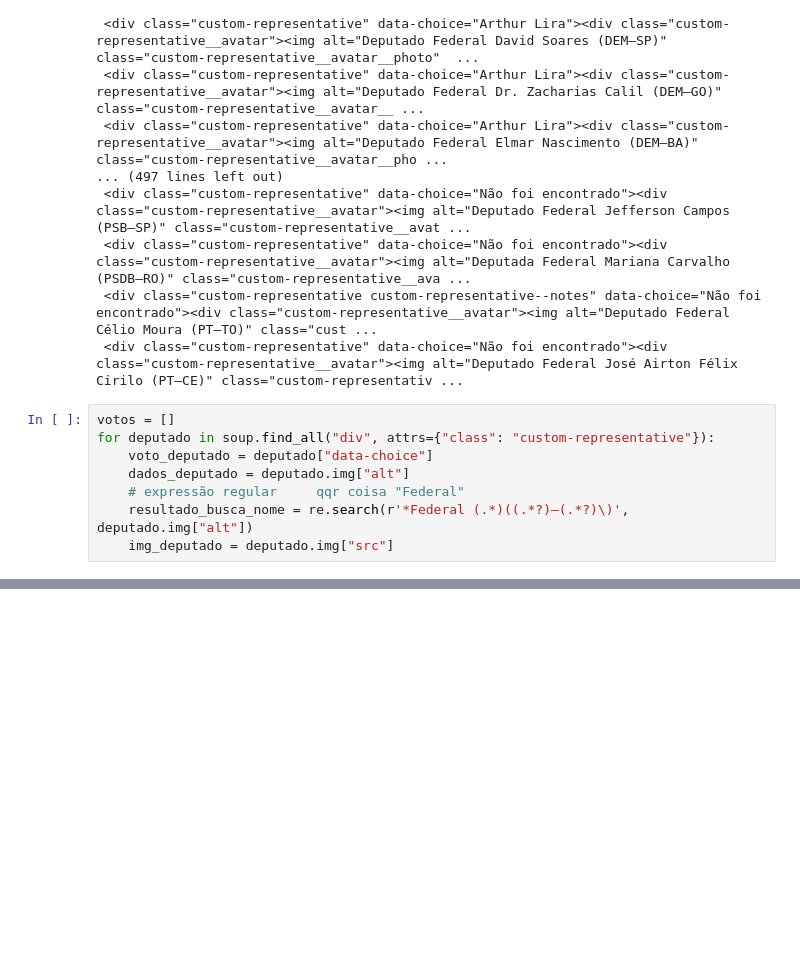
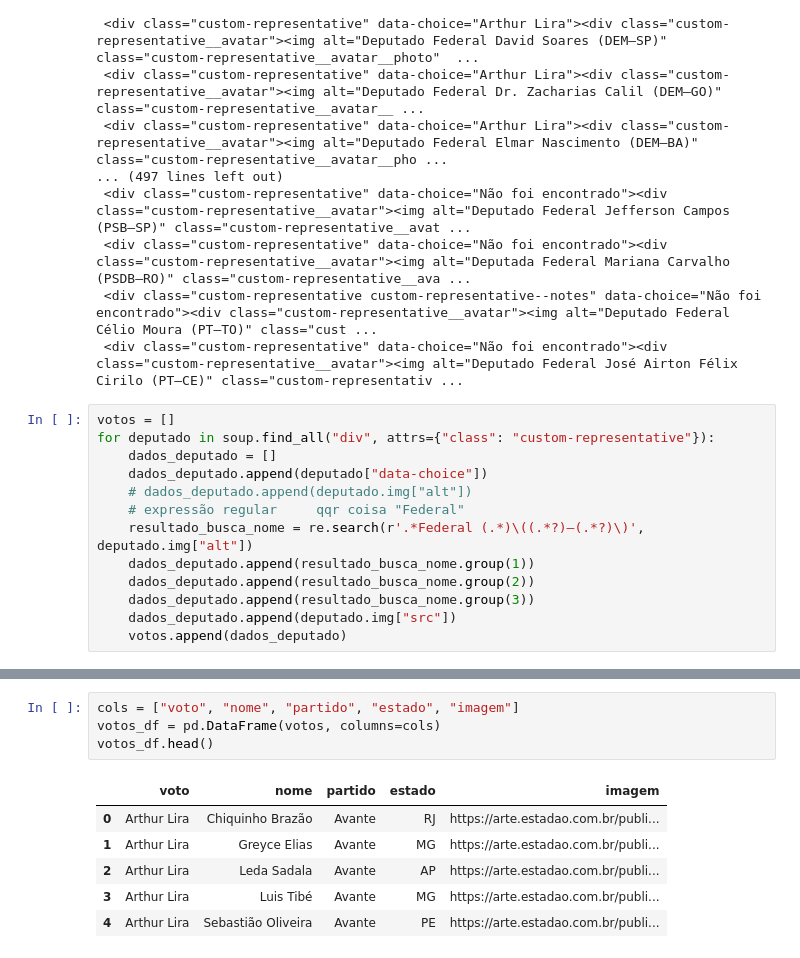
Before and after one commit to fabiofonv/estudandoWebScrapping, a Jupyter notebook: dadosEleicaoEstadao/extracaoDados.ipynb, the cells around one changed output, grey strips where cells are left out. Cells and saved outputs as stored; diff of their text form; blank space fills up the shorter version.

Commit message:
dataframe_feito

```diff
--- a/dadosEleicaoEstadao/extracaoDados.ipynb
+++ b/dadosEleicaoEstadao/extracaoDados.ipynb
@@ -37,8 +38,13 @@ soup.find_all("div", attrs={"class": "custom-representative"})
 # %%
 votos = []
 for deputado in soup.find_all("div", attrs={"class": "custom-representative"}):
-    voto_deputado = deputado["data-choice"]
-    dados_deputado = deputado.img["alt"]
+    dados_deputado = []
+    dados_deputado.append(deputado["data-choice"])
+    # dados_deputado.append(deputado.img["alt"])
     # expressão regular     qqr coisa "Federal"
-    resultado_busca_nome = re.search(r'*Federal (.*)((.*?)–(.*?)\)', deputado.img["alt"])
-    img_deputado = deputado.img["src"]
+    resultado_busca_nome = re.search(r'.*Federal (.*)\((.*?)–(.*?)\)', deputado.img["alt"])
+    dados_deputado.append(resultado_busca_nome.group(1))
+    dados_deputado.append(resultado_busca_nome.group(2))
+    dados_deputado.append(resultado_busca_nome.group(3))
+    dados_deputado.append(deputado.img["src"])
+    votos.append(dados_deputado)
@@ -44,0 +71,11 @@ for deputado in soup.find_all("div", attrs={"class": "custom-representative"}):
+# %%
+cols = ["voto", "nome", "partido", "estado", "imagem"]
+votos_df = pd.DataFrame(votos, columns=cols)
+votos_df.head()
+# %% [output]
+|  | voto | nome | partido | estado | imagem |
+| 0 | Arthur Lira | Chiquinho Brazão | Avante | RJ | https://arte.estadao.com.br/publi... |
+| 1 | Arthur Lira | Greyce Elias | Avante | MG | https://arte.estadao.com.br/publi... |
+| 2 | Arthur Lira | Leda Sadala | Avante | AP | https://arte.estadao.com.br/publi... |
+| 3 | Arthur Lira | Luis Tibé | Avante | MG | https://arte.estadao.com.br/publi... |
+| 4 | Arthur Lira | Sebastião Oliveira | Avante | PE | https://arte.estadao.com.br/publi... |
```
Also changed, not shown: parts of 2 cells of this notebook.
